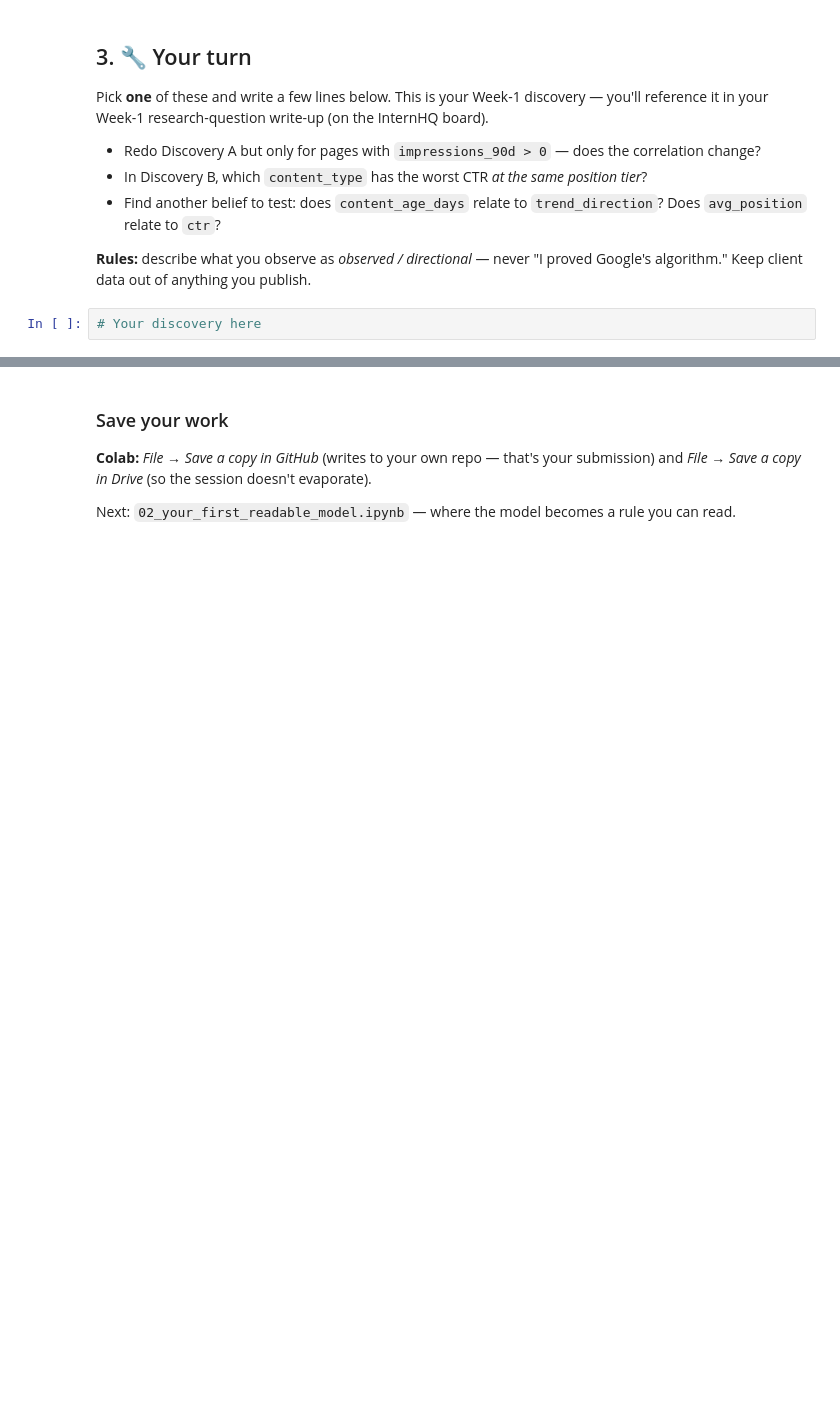
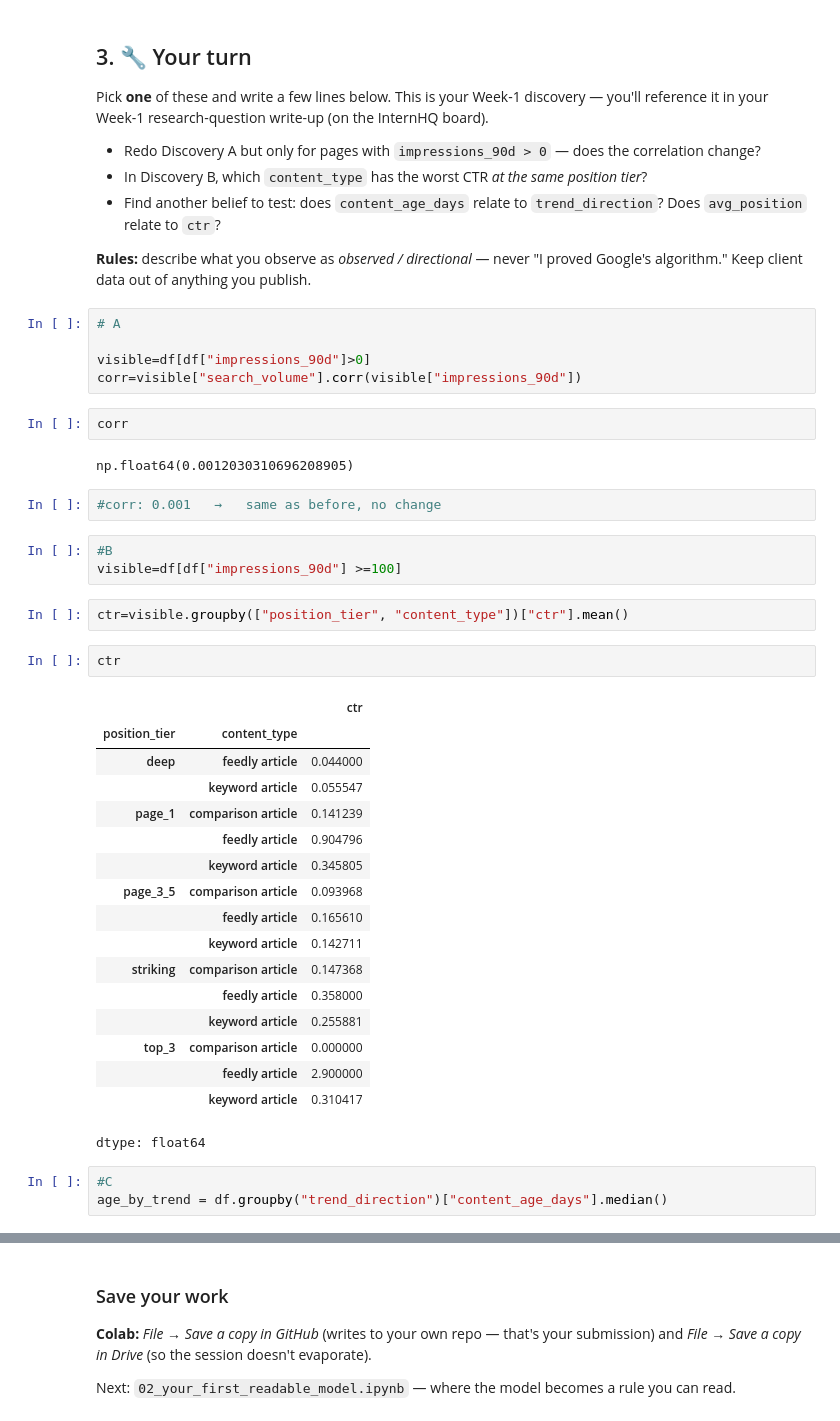
Before and after one commit to AzramAfaq/flyrank-ml-internship, a Jupyter notebook: notebooks/01_first_look_and_discovery.ipynb, the cells around one changed output, grey strips where cells are left out. Saved outputs shown, nothing was run; the diff lists cells and outputs as text; blank space fills up the shorter version.

```diff
--- a/notebooks/01_first_look_and_discovery.ipynb
+++ b/notebooks/01_first_look_and_discovery.ipynb
@@ -98,4 +152,41 @@ Pick **one** of these and write a few lines below. This is your Week-1 discovery
 
 **Rules:** describe what you observe as *observed / directional* — never "I proved Google's algorithm." Keep client data out of anything you publish.
 # %%
-# Your discovery here
+# A
+
+visible=df[df["impressions_90d"]>0]
+corr=visible["search_volume"].corr(visible["impressions_90d"])
+# %%
+corr
+# %% [output]
+np.float64(0.0012030310696208905)
+# %%
+#corr: 0.001   →   same as before, no change
+# %%
+#B
+visible=df[df["impressions_90d"] >=100]
+# %%
+ctr=visible.groupby(["position_tier", "content_type"])["ctr"].mean()
+# %%
+ctr
+# %% [output]
+|  |  | ctr |
+| position_tier | content_type |  |
+| deep | feedly article | 0.044000 |
+|  | keyword article | 0.055547 |
+| page_1 | comparison article | 0.141239 |
+|  | feedly article | 0.904796 |
+|  | keyword article | 0.345805 |
+| page_3_5 | comparison article | 0.093968 |
+|  | feedly article | 0.165610 |
+|  | keyword article | 0.142711 |
+| striking | comparison article | 0.147368 |
+|  | feedly article | 0.358000 |
+|  | keyword article | 0.255881 |
+| top_3 | comparison article | 0.000000 |
+|  | feedly article | 2.900000 |
+|  | keyword article | 0.310417 |
+dtype: float64
+# %%
+#C
+age_by_trend = df.groupby("trend_direction")["content_age_days"].median()
```
Also changed, not shown: parts of 10 cells of this notebook.
